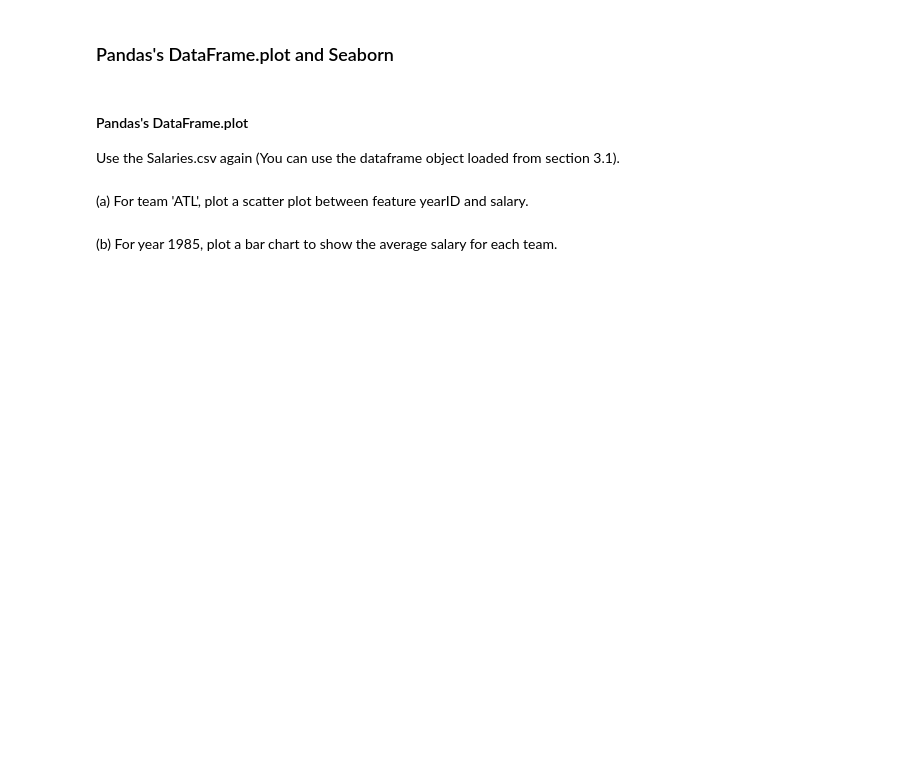
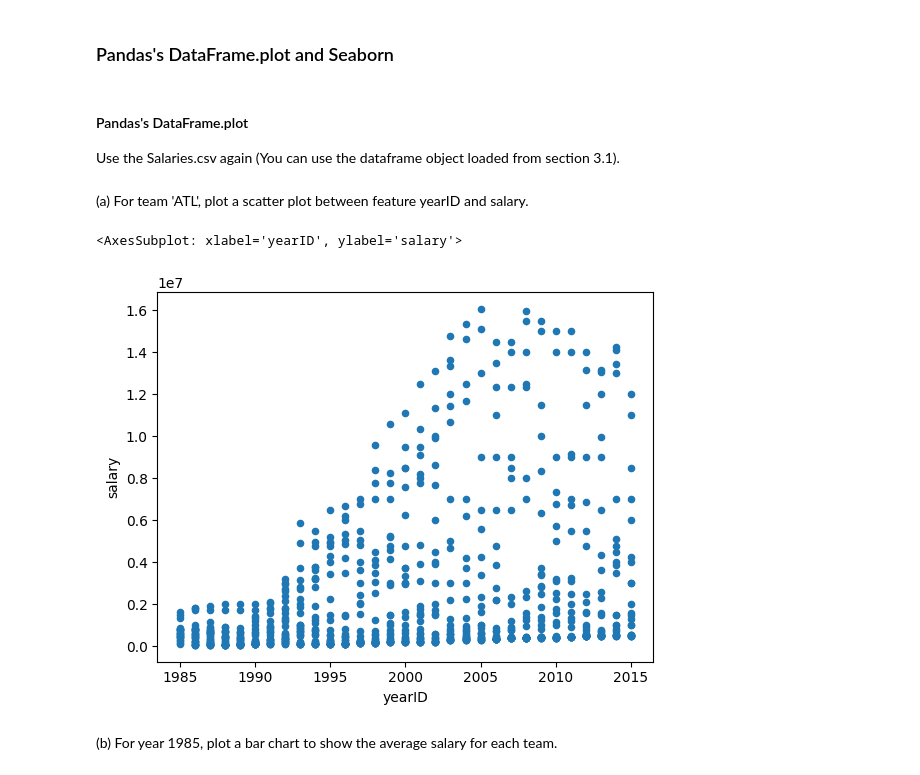
Before and after one commit to dattpatel99/DSCI_552, a Jupyter notebook: INF-552 Lab0.ipynb, the cells around one changed output. Cells and saved outputs as stored; diff of their text form; code cells hidden in the pictures; blank space fills up the shorter version.

```diff
--- a/INF-552 Lab0.ipynb
+++ b/INF-552 Lab0.ipynb
@@ -552,5 +554,12 @@ AttributeError: module 'numpy' has no attribute 'linespace'
 Use the Salaries.csv again (You can use the dataframe object loaded from section 3.1).
 # %% [markdown]
 (a) For team 'ATL', plot a scatter plot between feature yearID and salary.
+# %%
+df2 = pd.read_csv('Salaries.csv')
+data = (df2[df2["teamID"]=="ATL"])
+data.plot(x='yearID', y='salary', kind='scatter')
+# %% [output]
+<AxesSubplot: xlabel='yearID', ylabel='salary'>
+[figure, added]
 # %% [markdown]
 (b) For year 1985, plot a bar chart to show the average salary for each team.
```
Also changed, not shown: parts of 7 cells of this notebook.
